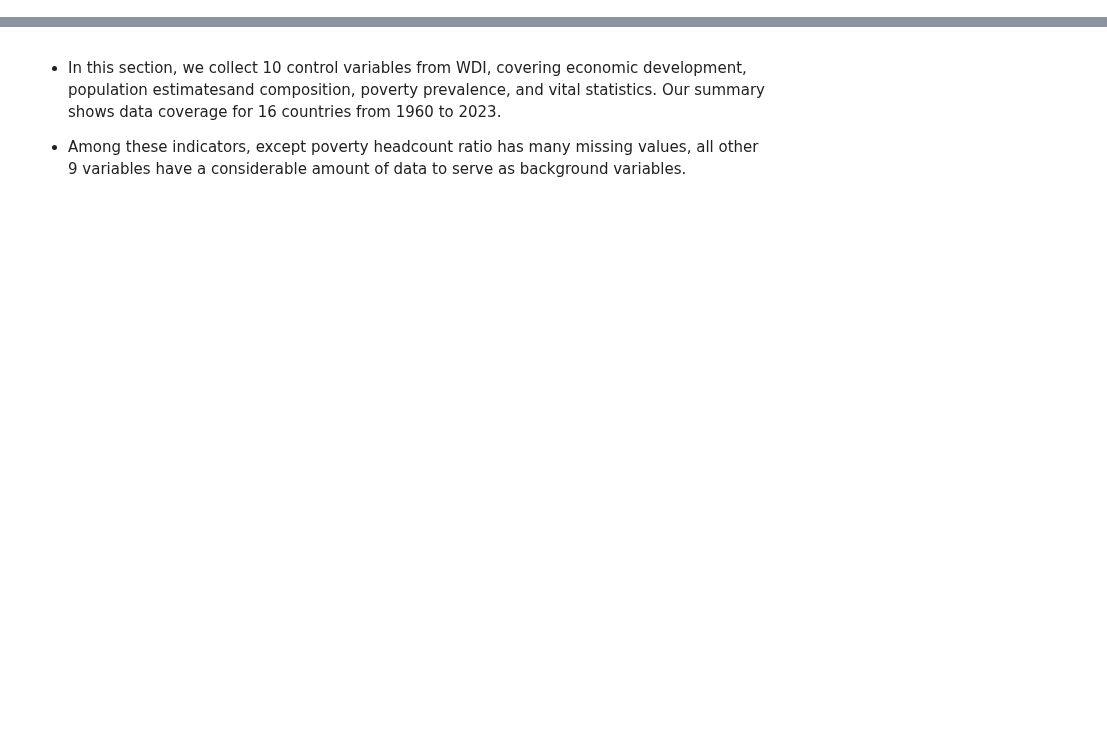
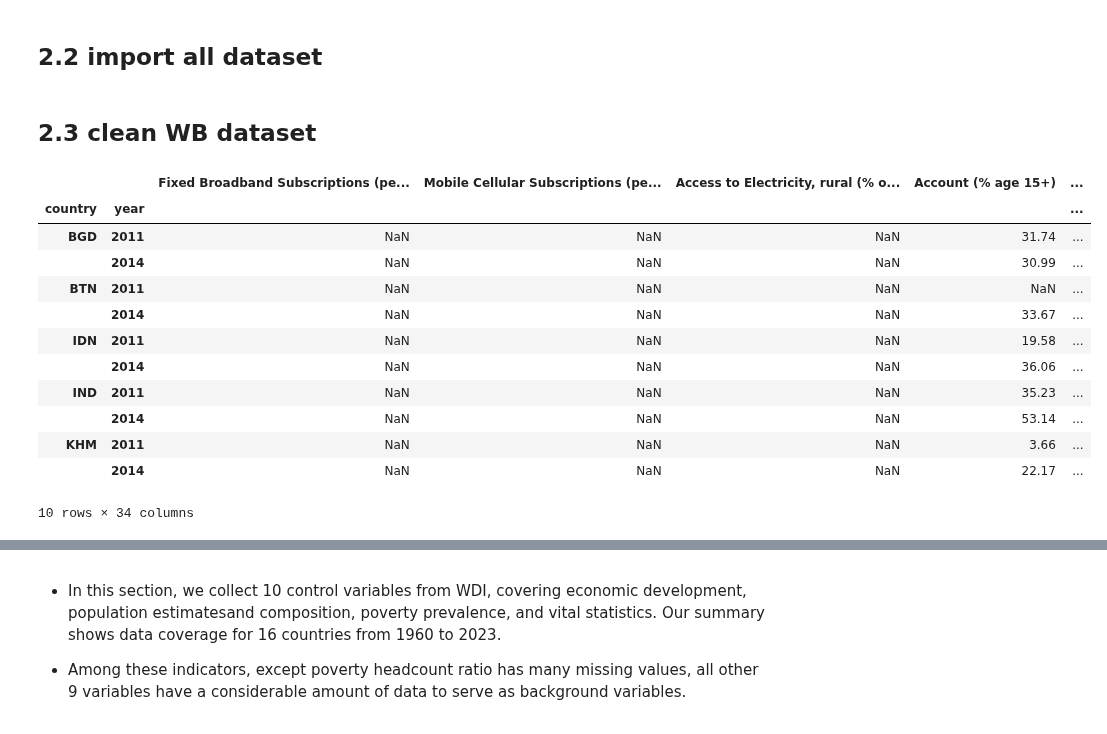
Before and after one commit to wanzi-wang/graspp_2025s_fintech, a Jupyter notebook: notebooks/Milestone_3_part1.ipynb, the cells around one changed output, grey strips where cells are left out. Cells and saved outputs as stored; diff of their text form; code cells hidden in the pictures; blank space fills up the shorter version.

```diff
--- a/notebooks/Milestone_3_part1.ipynb
+++ b/notebooks/Milestone_3_part1.ipynb
@@ -169,0 +643,25 @@ basic_stats(df_control_clean)
+# %% [markdown]
+## 2.2 import all dataset
+# %%
+df_wb = pd.read_csv("../data/processed/temp/dataset_wb_1.csv")
+df_fao = pd.read_csv("../data/processed/temp/dataset_fao_1.csv")
+# %% [markdown]
+
+## 2.3 clean WB dataset
+# %%
+df_wb_clean = cleanUp(df_wb)
+df_wb_clean.head(10)
+# %% [output]
+|  |  | Fixed Broadband Subscriptions (pe... | Mobile Cellular Subscriptions (pe... | Access to Electricity, rural (% o... | Account (% age 15+) | ... |
+| country | year |  |  |  |  | ... |
+| BGD | 2011 | NaN | NaN | NaN | 31.74 | ... |
+|  | 2014 | NaN | NaN | NaN | 30.99 | ... |
+| BTN | 2011 | NaN | NaN | NaN | NaN | ... |
+|  | 2014 | NaN | NaN | NaN | 33.67 | ... |
+| IDN | 2011 | NaN | NaN | NaN | 19.58 | ... |
+|  | 2014 | NaN | NaN | NaN | 36.06 | ... |
+| IND | 2011 | NaN | NaN | NaN | 35.23 | ... |
+|  | 2014 | NaN | NaN | NaN | 53.14 | ... |
+| KHM | 2011 | NaN | NaN | NaN | 3.66 | ... |
+|  | 2014 | NaN | NaN | NaN | 22.17 | ... |
+10 rows × 34 columns
```
Also changed, not shown: parts of 67 cells of this notebook.
